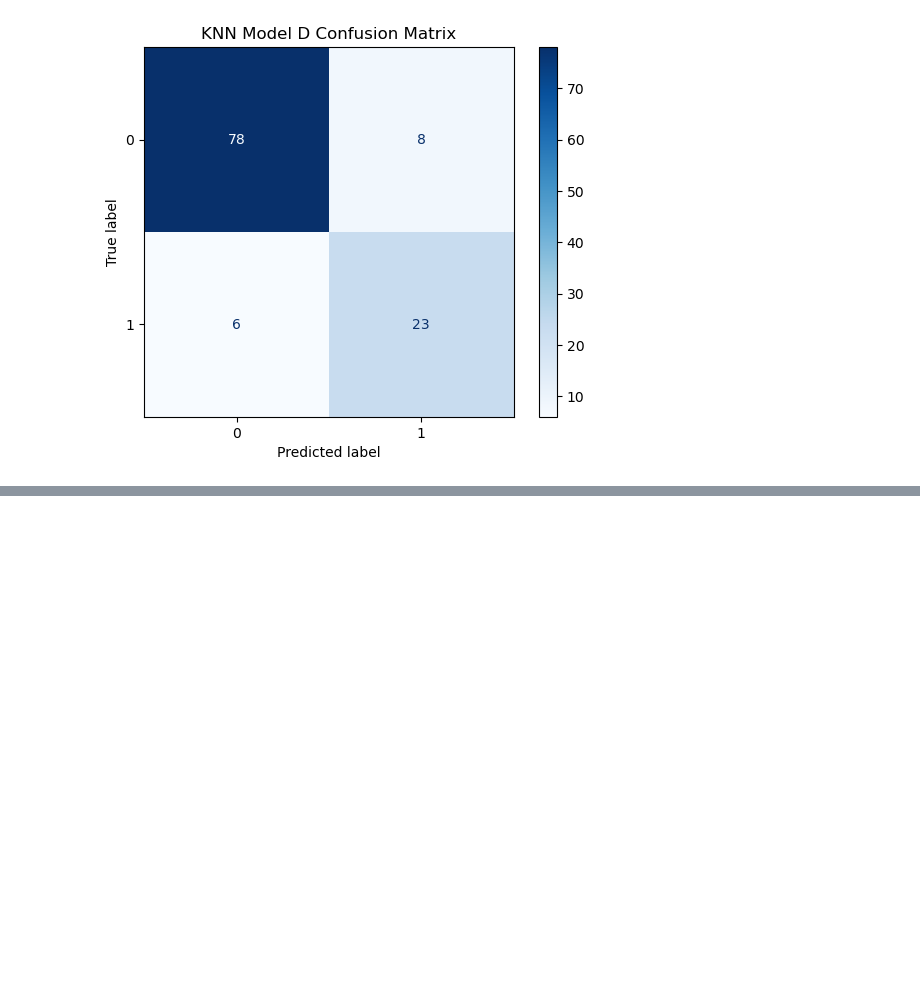
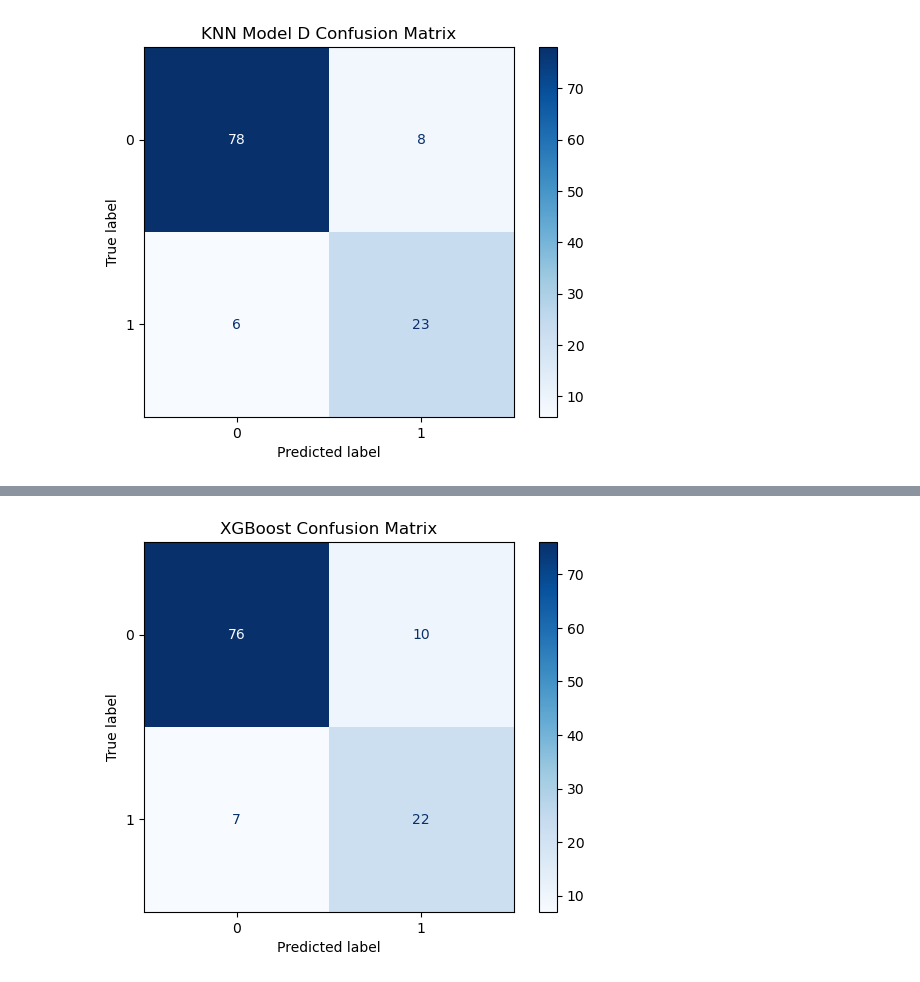
Before and after one commit to teseri86/Charlotte_Housing_Project, a Jupyter notebook: notebooks/displacement_risk_model.ipynb, the cells around one changed output, grey strips where cells are left out. Saved outputs shown, nothing was run; the diff lists cells and outputs as text; code cells hidden in the pictures; blank space fills up the shorter version.

Commit message:
Added Markdown Descriptions and XGBoost Model

```diff
--- a/notebooks/displacement_risk_model.ipynb
+++ b/notebooks/displacement_risk_model.ipynb
@@ -690,0 +733,68 @@ Average Precision: 0.6599039190082379
+# %%
+X = master_df.drop(columns=['displacement_risk', 'NPA']) #dropping id and target variable
+y = master_df['displacement_risk']
+
+X_train, X_test, y_train, y_test = train_test_split(X, y, test_size=0.25, random_state=42, stratify=y)
+
+scale_pos_weight = y_train.value_counts()[0] / y_train.value_counts()[1]
+print("Scale Pos Weight:", scale_pos_weight)
+
+xgb_model = XGBClassifier(
+    n_estimators=200,
+    max_depth=5,
+    learning_rate=0.05,
+    subsample=0.8,
+    colsample_bytree=0.8,
+    scale_pos_weight=scale_pos_weight,
+    eval_metric='logloss',
+    random_state=42
+)
+
+param_grid_xgb = {
+    'n_estimators': [100, 200],
+    'max_depth': [3, 5],
+    'learning_rate': [0.01, 0.05],
+    'subsample': [0.8, 1.0],
+}
+
+grid = GridSearchCV(
+    estimator=xgb_model,
+    param_grid=param_grid_xgb,
+    scoring='f1',
+    cv=5,
+    n_jobs=-1,
+)
+
+grid.fit(X_train, y_train)
+xgb_model = grid.best_estimator_
+
+print("\n--- Best Parameters (XGBoost): ---")
+print(grid.best_params_)
+print("Best Cross-Validation F1 Score (XGBoost):", grid.best_score_)
+
+best_xgb_model = grid.best_estimator_
+y_probs = best_xgb_model.predict_proba(X_test)[:, 1]
+
+threshold = 0.3
+y_pred_xgb = (y_probs >= threshold).astype(int)
+
+print("\n --- XGBoost Model Results at Threshold 0.3 ---")
+print(classification_report(y_test, y_pred_xgb))
+print("F1 Score:", f1_score(y_test, y_pred_xgb))
+print("Recall Score:", recall_score(y_test, y_pred_xgb))
+print("Average Precision Score:", average_precision_score(y_test, y_probs))
+
+
+
+ConfusionMatrixDisplay.from_predictions(y_test, y_pred_xgb, cmap="Blues")
+plt.title("XGBoost Confusion Matrix")
+plt.show()
+
+importances = pd.DataFrame({
+    'Feature': X.columns,
+    'Importance': xgb_model.feature_importances_
+}).sort_values(by='Importance', ascending=False)
+
+print("\n --- Feature Importance (XGBoost Model) ---")
+print(importances)
+# %% [output]
@@ -690,0 +820 @@ Average Precision: 0.6599039190082379
+[figure, added]
```
Also changed, not shown: parts of 10 cells of this notebook.
